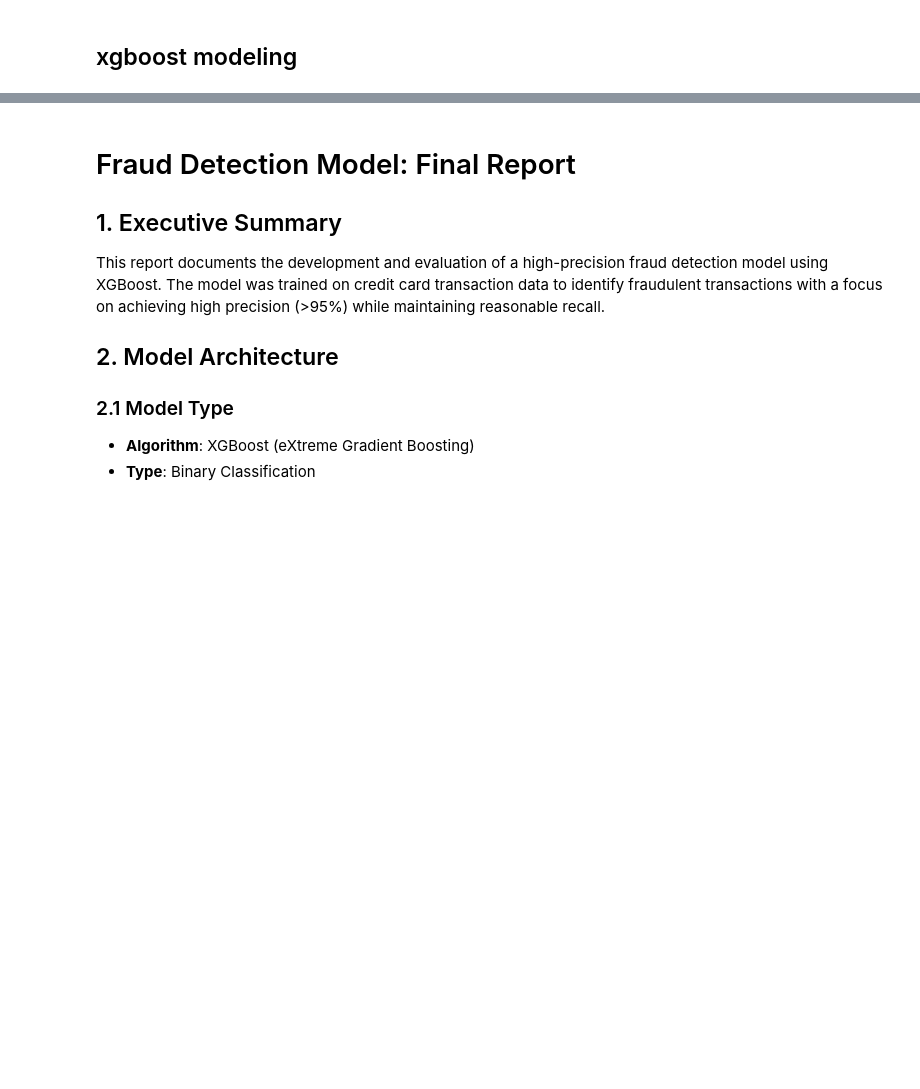
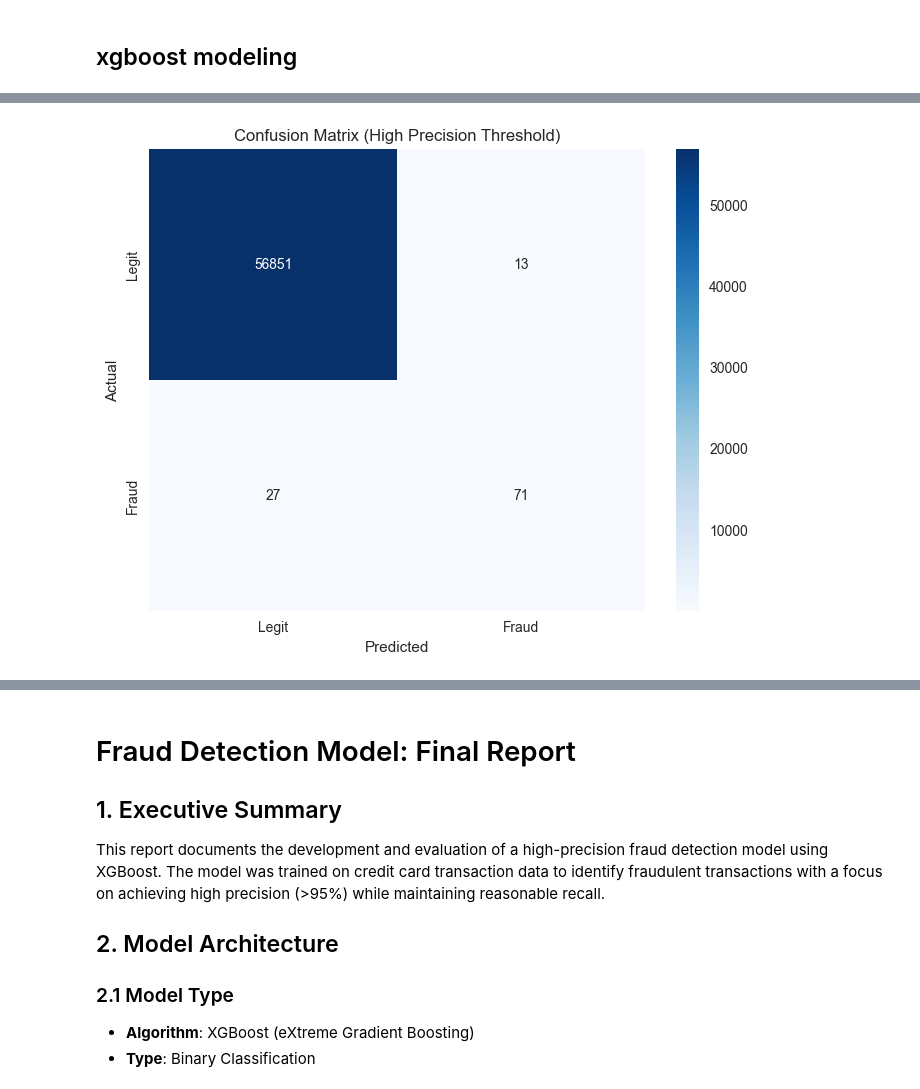
Before and after one commit to soltsega/Week-5_Fraud_Detection, a Jupyter notebook: fraud-detection/notebooks/modeling.ipynb, the cells around one changed output, grey strips where cells are left out. Saved outputs shown, nothing was run; the diff lists cells and outputs as text; code cells hidden in the pictures; blank space fills up the shorter version.

Commit message:
modeling

```diff
--- a/fraud-detection/notebooks/modeling.ipynb
+++ b/fraud-detection/notebooks/modeling.ipynb
@@ -760,0 +703,91 @@ Optimal threshold for 95% precision: 0.8781
+# %%
+# Add these imports at the top of your imports section
+from sklearn.metrics import (
+    precision_score,
+    recall_score,
+    f1_score,
+    roc_auc_score,
+    classification_report,
+    precision_recall_curve,
+    confusion_matrix
+)
+
+# Then run the evaluation and saving code again
+try:
+    # Get predictions and probabilities
+    y_proba = xgb_model.predict_proba(X_test)[:, 1]
+
+    # Find threshold for 95% precision
+    precisions, recalls, thresholds = precision_recall_curve(y_test, y_proba)
+    precision_target = 0.95
+
+    if any(precisions >= precision_target):
+        # Get the first index where precision >= 0.95
+        idx = np.argmax(precisions >= precision_target)
+        threshold_95_precision = thresholds[idx - 1]
+        print(f"Found threshold for {precision_target*100}% precision: {threshold_95_precision:.4f}")
+    else:
+        # If we can't reach 95% precision, use the threshold for max precision
+        idx = np.argmax(precisions)
+        threshold_95_precision = thresholds[idx - 1] if idx > 0 else thresholds[0]
+        print(f"Warning: Could not achieve {precision_target*100}% precision.")
+        print(f"Using threshold for maximum precision of {precisions.max():.2%}: {threshold_95_precision:.4f}")
+
+    # Make predictions with the selected threshold
+    y_pred_high_precision = (y_proba >= threshold_95_precision).astype(int)
+
+    # Print classification report
+    print("\n📊 Model Performance with Selected Threshold:")
+    print(classification_report(y_test, y_pred_high_precision))
+    print(f"Optimal threshold for {precision_target*100}% precision: {threshold_95_precision:.4f}")
+
+    # Confusion Matrix
+    cm = confusion_matrix(y_test, y_pred_high_precision)
+    plt.figure(figsize=(8, 6))
+    sns.heatmap(cm, annot=True, fmt='d', cmap='Blues',
+                xticklabels=['Legit', 'Fraud'],
+                yticklabels=['Legit', 'Fraud'])
+    plt.title('Confusion Matrix (High Precision Threshold)')
+    plt.ylabel('Actual')
+    plt.xlabel('Predicted')
+    plt.show()
+
+    # Save the model and metadata
+    MODEL_DIR = Path("../models")
+    MODEL_DIR.mkdir(exist_ok=True)
+
+    # Generate timestamp
+    timestamp = datetime.now().strftime("%Y%m%d_%H%M%S")
+
+    # Save the model
+    model_path = MODEL_DIR / f"fraud_detection_xgboost_{timestamp}.pkl"
+    joblib.dump(xgb_model, model_path)
+    print(f"\n✅ Model saved to: {model_path}")
+    print(f"   Model size: {model_path.stat().st_size / (1024*1024):.2f} MB")
+
+    # Save metadata
+    metadata = {
+        'model_type': 'XGBoost',
+        'training_date': datetime.now().isoformat(),
+        'features': list(X_train.columns),
+        'threshold_95_precision': float(threshold_95_precision),
+        'test_metrics': {
+            'precision': float(precision_score(y_test, y_pred_high_precision)),
+            'recall': float(recall_score(y_test, y_pred_high_precision)),
+            'f1': float(f1_score(y_test, y_pred_high_precision)),
+            'roc_auc': float(roc_auc_score(y_test, y_proba))
+        }
+    }
+
+    metadata_path = MODEL_DIR / f"model_metadata_{timestamp}.json"
+    with open(metadata_path, 'w') as f:
+        json.dump(metadata, f, indent=2)
+    print(f"✅ Model metadata saved to: {metadata_path}")
+
+    print("\n🎉 Model training and evaluation completed successfully!")
+    print(f"To load this model later, use: model = joblib.load(r'{model_path}')")
+
+except Exception as e:
+    print(f"❌ Error during model evaluation/saving: {str(e)}")
+    raise
+# %% [output]
@@ -760,0 +807 @@ Optimal threshold for 95% precision: 0.8781
+[figure, added]
```
Also changed, not shown: parts of 4 cells of this notebook.
